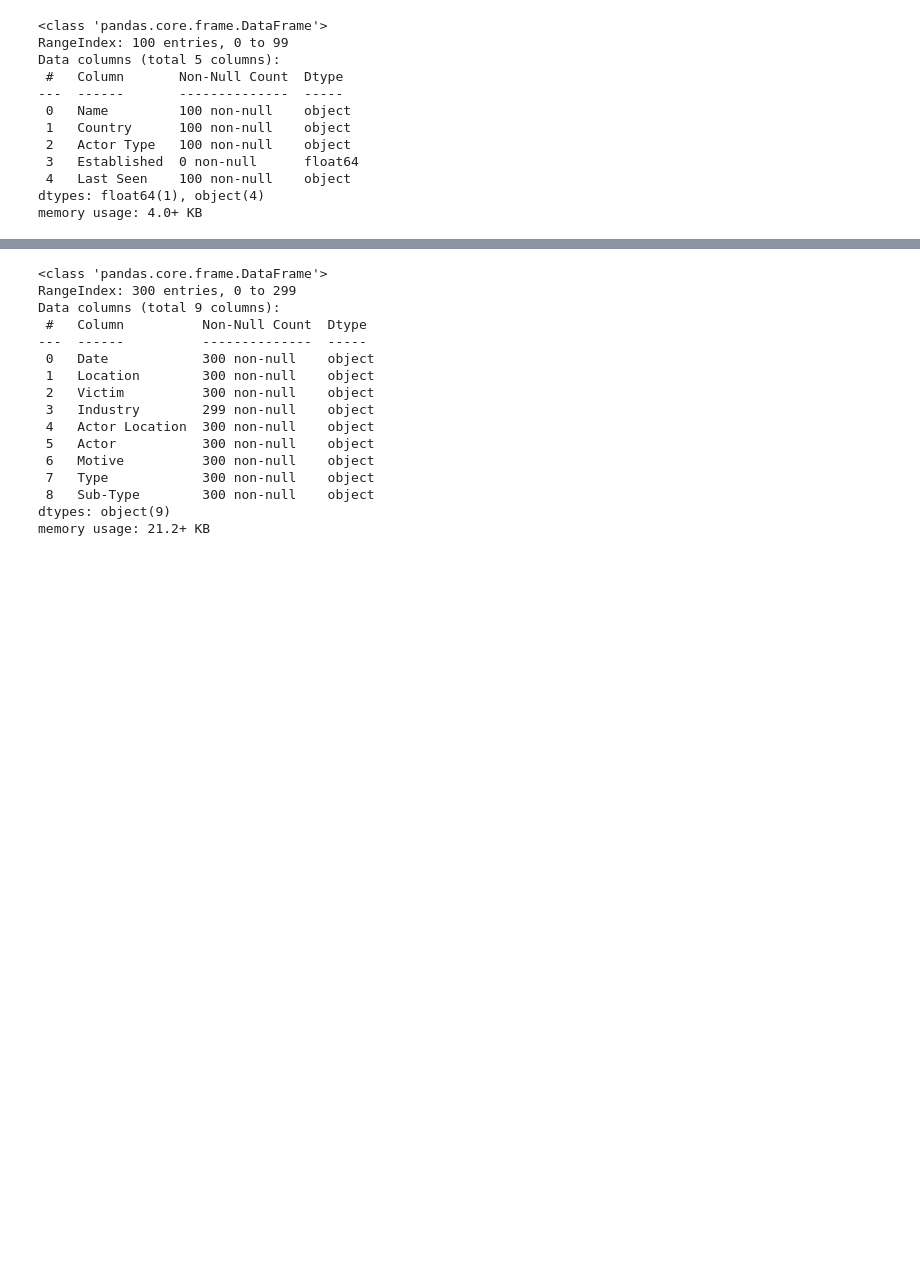
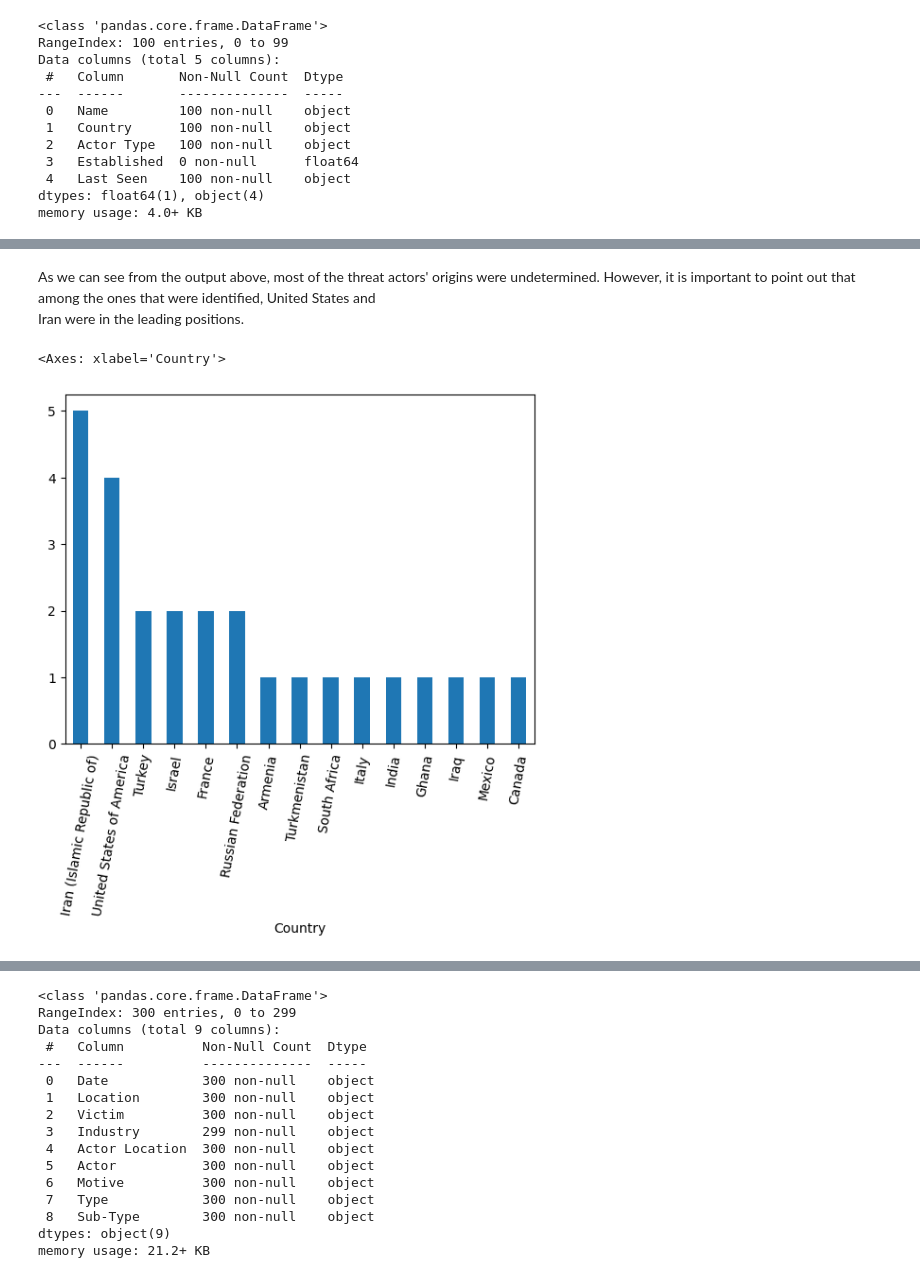
Before and after one commit to Sof0-0/CMPS3160_Project_CyberAttacks, a Jupyter notebook: DSProject.ipynb, the cells around one changed output, grey strips where cells are left out. Cells and saved outputs as stored; diff of their text form; code cells hidden in the pictures; blank space fills up the shorter version.

```diff
--- a/DSProject.ipynb
+++ b/DSProject.ipynb
@@ -53,0 +103,12 @@ In the first dataset above, we can see all detected Threat Actors.
+# %% [markdown]
+As we can see from the output above, most of the threat actors' origins were undetermined. However, it is important to point out that among the ones that were identified, United States and <br>
+Iran were in the leading positions.
+# %%
+# Clean the data for the following diagrams (remove Undetermined after we identified the amount of untracked threats):
+
+filtered_df = df_threats[df_threats['Country'] != 'Undetermined']
+filtered_df = filtered_df[filtered_df['Actor Type'] != 'Undetermined']
+filtered_df['Country'].value_counts().plot.bar(rot=80)
+# %% [output]
+<Axes: xlabel='Country'>
+[figure, added]
```
Also changed, not shown: parts of 32 cells of this notebook.
